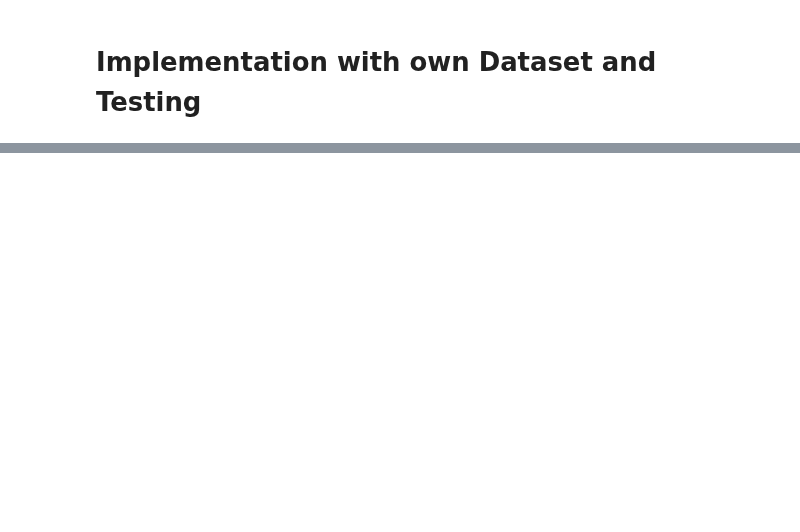
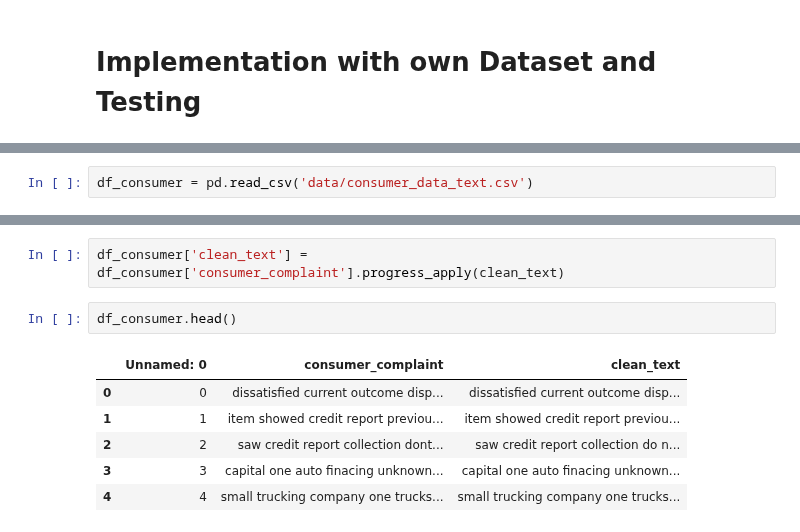
Before and after one commit to reiid00/MEIA-PROJ3, a Jupyter notebook: SentimentAnalysis/Model/model-process.ipynb, the cells around one changed output, grey strips where cells are left out. Saved outputs shown, nothing was run; the diff lists cells and outputs as text; blank space fills up the shorter version.

```diff
--- a/SentimentAnalysis/Model/model-process.ipynb
+++ b/SentimentAnalysis/Model/model-process.ipynb
@@ -965,0 +950,2 @@ ValueError: too many values to unpack (expected 2)
+# %%
+df_consumer = pd.read_csv('data/consumer_data_text.csv')
@@ -965,0 +961,11 @@ ValueError: too many values to unpack (expected 2)
+# %%
+df_consumer['clean_text'] = df_consumer['consumer_complaint'].progress_apply(clean_text)
+# %%
+df_consumer.head()
+# %% [output]
+|  | Unnamed: 0 | consumer_complaint | clean_text |
+| 0 | 0 | dissatisfied current outcome disp... | dissatisfied current outcome disp... |
+| 1 | 1 | item showed credit report previou... | item showed credit report previou... |
+| 2 | 2 | saw credit report collection dont... | saw credit report collection do n... |
+| 3 | 3 | capital one auto finacing unknown... | capital one auto finacing unknown... |
+| 4 | 4 | small trucking company one trucks... | small trucking company one trucks... |
```
Also changed, not shown: parts of 15 cells of this notebook.
